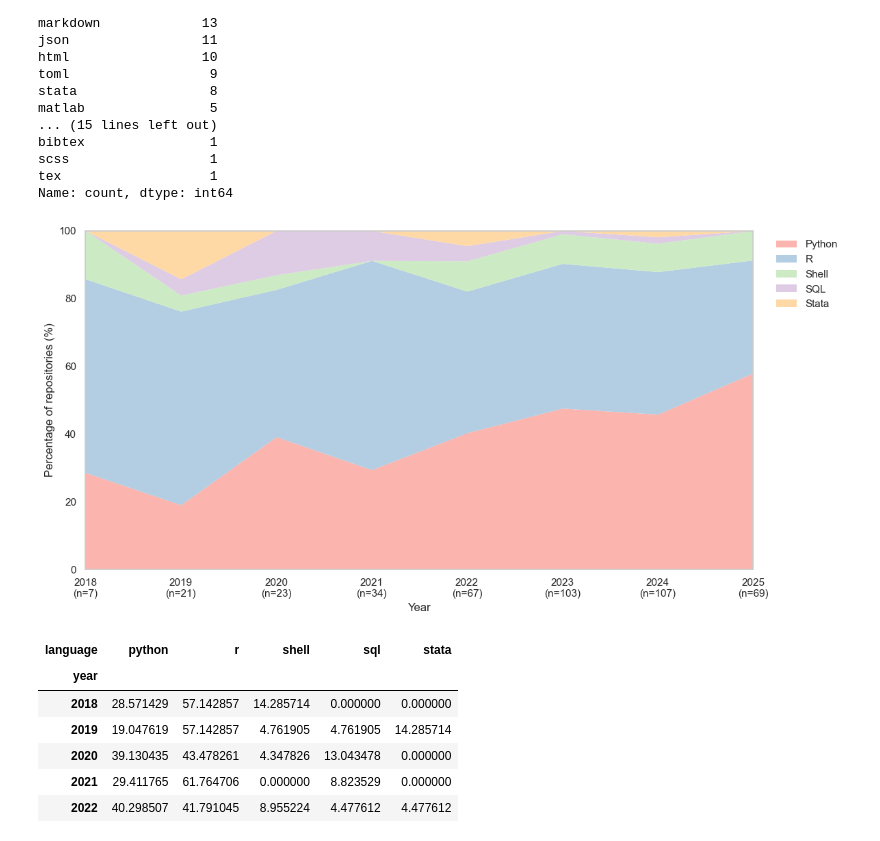
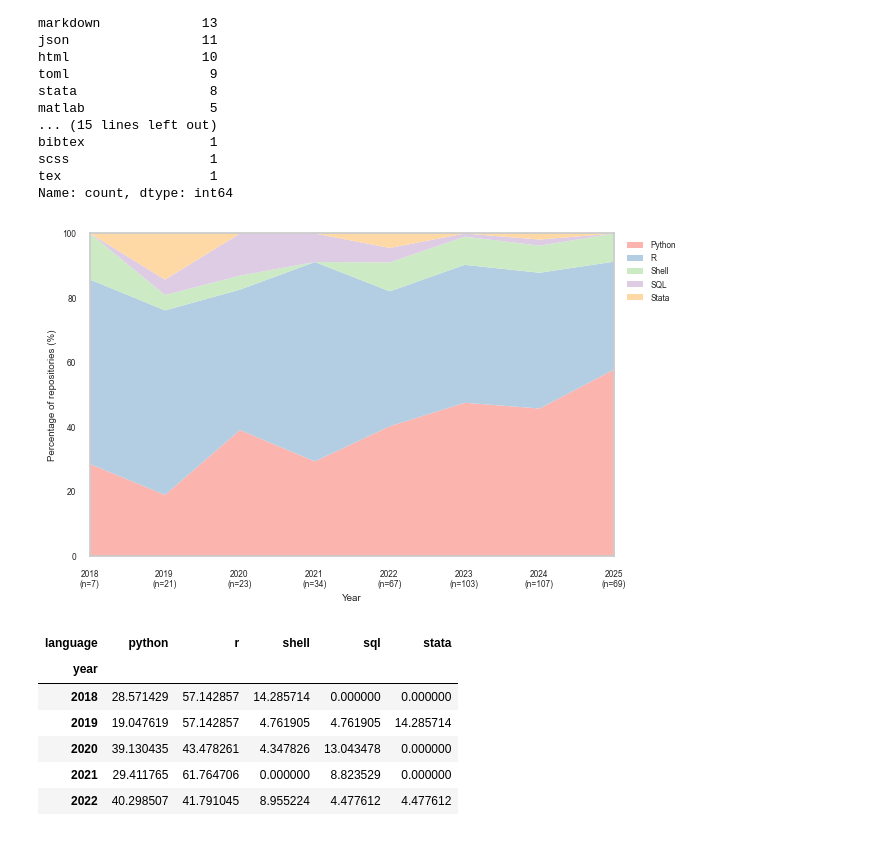
Before and after one commit to thomas-sounack/TRIPOD-Code, a Jupyter notebook: notebooks/04_final_analysis.ipynb, the cells around one changed output. Drawn from its saved outputs; the diff is of its cells as text; code cells hidden in the pictures.

```diff
--- a/notebooks/04_final_analysis.ipynb
+++ b/notebooks/04_final_analysis.ipynb
@@ -1301,12 +1357,25 @@ pretty_labels = [pretty_label(c) for c in plot_wide.index]
 # ------------------------------------------------------------
 # 3. Plot
 # ------------------------------------------------------------
+
 sns.set_theme(style="whitegrid")
+
+# Nature Medicine requirements
+plt.rcParams.update({
+    "font.family": "Arial",
+    "font.size": 7,
+    "axes.labelsize": 7,
+    "xtick.labelsize": 6,
+    "ytick.labelsize": 6,
+})
 
 palette = sns.color_palette()
 blue = palette[0]
 
-fig, ax = plt.subplots(figsize=(11, 8))
+# Nature Medicine requires 180mm width
+MM = 1 / 25.4
+
+fig, ax = plt.subplots(figsize=(180 * MM, 130 * MM))
 
 left = pd.Series(0, index=plot_wide.index, dtype=float)
 
@@ -1374,7 +1443,7 @@ for segment in segment_order_present:
                 label,
                 ha="center",
                 va="center",
-                fontsize=11,
+                fontsize=6,
                 color=text_color,
             )
 
@@ -1403,6 +1472,7 @@ ax.invert_yaxis()
 ax.legend().remove()
 
 plt.tight_layout()
-plt.savefig("../figures/figure5_repo_practices.png", dpi=300, bbox_inches="tight")
+plt.savefig("../figures/extended_data_figure_1_repo_practices.png", dpi=300, bbox_inches="tight")
+plt.savefig("../figures/extended_data_figure_1_repo_practices.pdf", format="pdf")
 plt.show()
 # %% [output]
@@ -2047,11 +2335,6 @@ shares_pct = shares_pct.drop(index=2016)
 # ----------------------------
 # 5) Plot: distribution over years (stacked area) — Pastel1, 0–100%
 # ----------------------------
-base = list(plt.get_cmap("Pastel1").colors)
-colors = [base[i % len(base)] for i in range(shares_pct.shape[1])]
-
-years = shares_pct.index.astype(int).to_numpy()
-n_by_year = row_totals.reindex(shares_pct.index).fillna(0).astype(int).to_numpy()
 
 DISPLAY = {
     "python": "Python",
@@ -2064,49 +2347,92 @@ DISPLAY = {
     "c": "C",
     "matlab": "MATLAB",
     "julia": "Julia",
     "ruby": "Ruby",
     "perl": "Perl",
 }
 
-plt.figure(figsize=(12, 6))
-plt.stackplot(
+plt.rcParams.update({
+    "font.family": "Arial",
+    "font.size": 7,
+    "axes.labelsize": 7,
+    "xtick.labelsize": 6,
+    "ytick.labelsize": 6,
+})
+
+MM = 1 / 25.4
+
+base = list(plt.get_cmap("Pastel1").colors)
+colors = [base[i % len(base)] for i in range(shares_pct.shape[1])]
+
+years = shares_pct.index.astype(int).to_numpy()
+n_by_year = row_totals.reindex(shares_pct.index).fillna(0).astype(int).to_numpy()
+
+fig, ax = plt.subplots(figsize=(180 * MM, 100 * MM))
+
+ax.stackplot(
     years,
     [shares_pct[c].values for c in shares_pct.columns],
     labels=[DISPLAY.get(c, c) for c in shares_pct.columns],
     colors=colors,
     linewidth=0,
 )
 
-plt.ylim(0, 100)
-plt.ylabel("Percentage of repositories (%)")
-plt.xlabel("Year")
+ax.set_ylim(0, 100)
+ax.set_ylabel("Percentage of repositories (%)")
+ax.set_xlabel("Year")
 
-# ---- add (n=) below each year, INCLUDING years with n=0, without changing the data ----
 years_present = shares_pct.index.astype(int).to_numpy()
-
-# Full tick range you want displayed (e.g., includes 2015/2017)
 years_full = np.arange(years_present.min(), years_present.max() + 1)
 
-# n per year for labeling: use row_totals, but fill missing years with 0
 n_full = (
     row_totals.reindex(years_full)
     .fillna(0)
     .astype(int)
     .to_numpy()
 )
 
-plt.xlim(years_full.min(), years_full.max())
-plt.xticks(
-    years_full,
+ax.set_xlim(years_full.min(), years_full.max())
+ax.set_xticks(years_full)
+ax.set_xticklabels(
     [f"{y}\n(n={n})" for y, n in zip(years_full, n_full)]
 )
 
-plt.legend(loc="upper left", bbox_to_anchor=(1.02, 1), frameon=False)
-plt.tight_layout()
-plt.savefig("../figures/figure7_language_distrib.png", dpi=300, bbox_inches="tight")
+# Horizontal gridlines only
+ax.set_axisbelow(True)
+ax.yaxis.grid(True, which="major", color="0.85", linestyle="-", linewidth=0.8)
+ax.xaxis.grid(False)
+
+# Smaller legend
+ax.legend(
+    loc="upper left",
+    bbox_to_anchor=(1.01, 1),
+    frameon=False,
+    fontsize=6,
+)
+
+for spine in ax.spines.values():
+    spine.set_visible(True)
+
+fig.subplots_adjust(
+    left=0.10,
+    right=0.84,   # leaves room for legend
+    top=0.97,
+    bottom=0.15,
+)
+
+plt.savefig(
+    "../figures/figure6_language_distrib.png",
+    dpi=300,
+)
+
+plt.savefig(
+    "../figures/figure6_language_distrib.pdf",
+    format="pdf",
+)
+
 plt.show()
 # %% [output]
-[figure, old version]
+[figure, new version]
 # %%
 shares_pct
 # %% [output]
```
Also changed, not shown: parts of 9 cells of this notebook, 21 other files.
